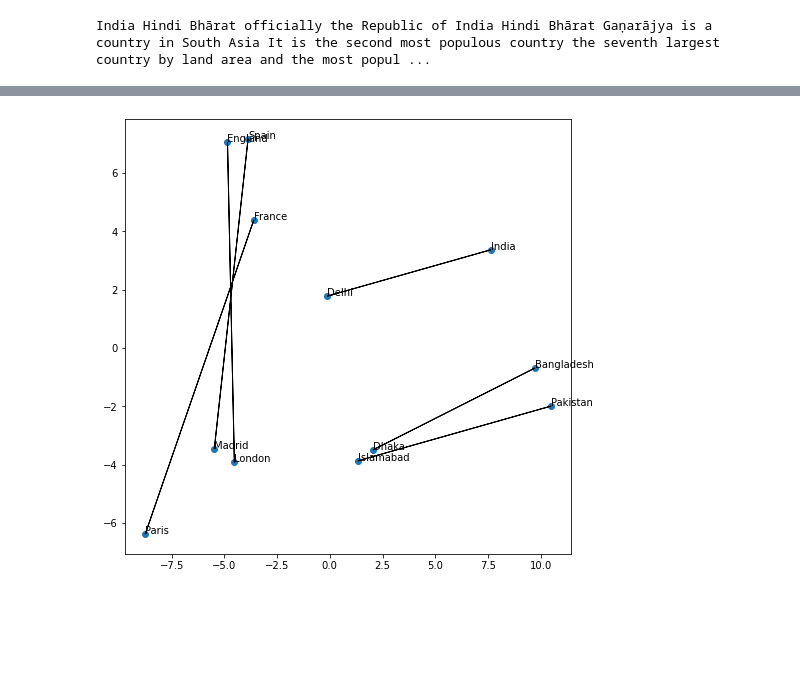
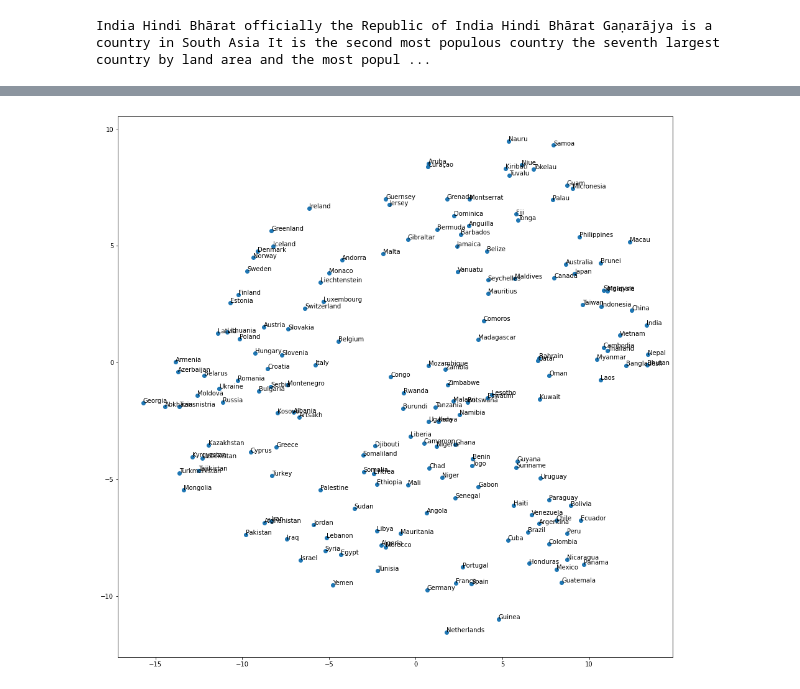
Before and after one commit to jaidevd/upgrad-mlcloud, a Jupyter notebook: semantic/w2v.ipynb, the cells around one changed output, grey strips where cells are left out. Saved outputs shown, nothing was run; the diff lists cells and outputs as text; code cells hidden in the pictures; blank space fills up the shorter version.

```diff
--- a/semantic/w2v.ipynb
+++ b/semantic/w2v.ipynb
@@ -108,13 +149,22 @@ x_red = tsne.fit_transform(X)
-# %%
-fig, ax = plt.subplots(figsize=(8, 8))
-plt.scatter(*x_red.T)
-for i, word in enumerate(countries + capitals):
-    plt.annotate(word, x_red[i])
-XCountry = x_red[:6]
-XCapitals = x_red[6:]
-for i, (country, capital) in enumerate(zip(countries, capitals)):
-    x1, y1 = XCountry[i]
-    x2, y2 = XCapitals[i]
-    plt.arrow(x1, y1, x2 - x1, y2 - y1)
-# %% [output]
-[figure, removed]
+# %%
+import numpy as np
+from sklearn.decomposition import PCA
+from sklearn.manifold import TSNE
+
+
+names = []
+vectors = []
+for country in countries:
+    if country in model.wv:
+        names.append(country)
+        vectors.append(model.wv[country])
+
+X = np.r_[vectors]
+x_red = TSNE(n_components=2).fit_transform(X)
+fig, ax = plt.subplots(figsize=(16, 16))
+ax.scatter(*x_red.T)
+
+for i, word in enumerate(names):
+        plt.annotate(word, x_red[i])
+# %% [output]
+[figure, added]
```
Also changed, not shown: parts of 18 cells of this notebook.
